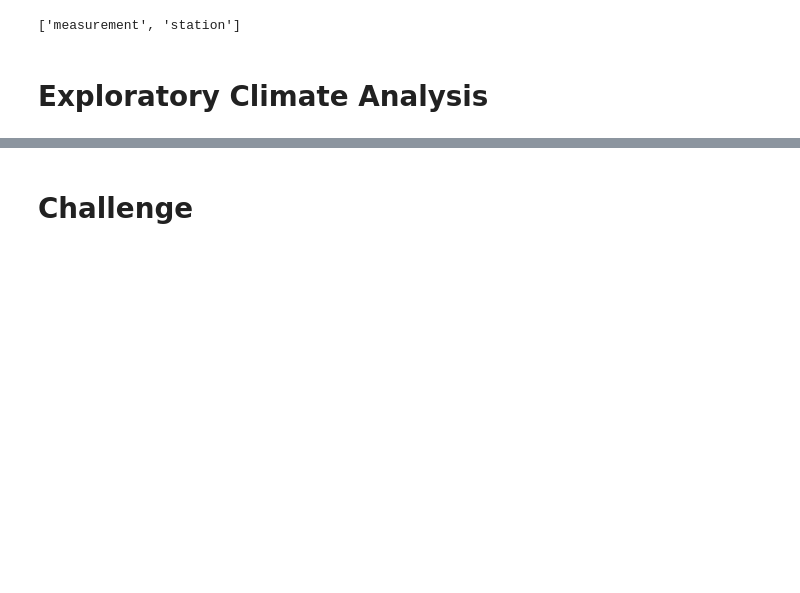
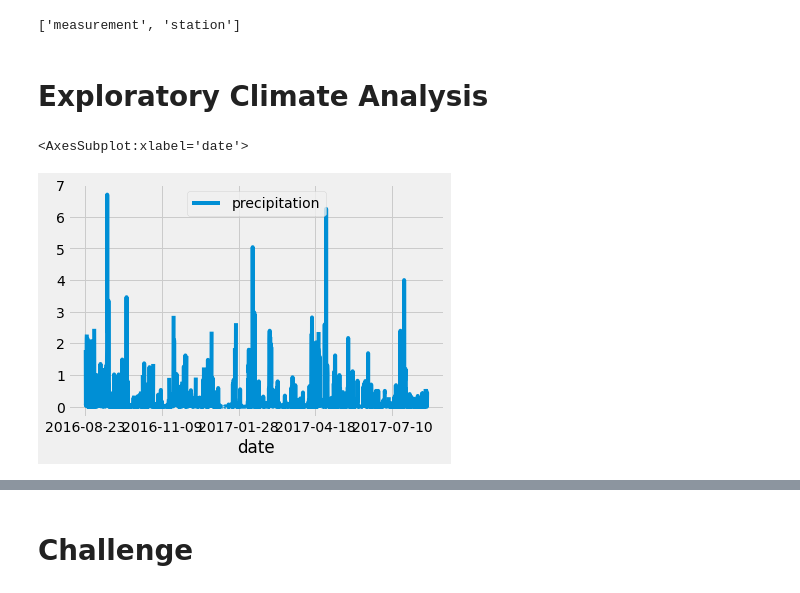
Before and after one commit to DanielRCal/Surfs_Up, a Jupyter notebook: climate_analysis.ipynb, the cells around one changed output, grey strips where cells are left out. Drawn from its saved outputs; the diff is of its cells as text; code cells hidden in the pictures; blank space fills up the shorter version.

```diff
--- a/climate_analysis.ipynb
+++ b/climate_analysis.ipynb
@@ -51,25 +49,37 @@ session.close()
 # %%
 # Design a query to retrieve the last 12 months of precipitation data and plot the results.
 prev_year = dt.date(2017, 8, 23) - dt.timedelta(days=365)
 
 #Starting from the last data point in the database.
 results = session.query(Measurement.date, Measurement.prcp)
 
         # print(results.all())
 
 # Calculate the date one year from the last date in data set.
 results = session.query(Measurement.date, Measurement.prcp).filter(Measurement.date >= prev_year)
 
 # Perform a query to retrieve the data and precipitation scores
 results = session.query(Measurement.date, Measurement.prcp).filter(Measurement.date >= prev_year).all()
 
 #print(results)
 
+# Save the query results as a Pandas DataFrame and set the index to the date column
+df = pd.DataFrame(results, columns=['date','precipitation'])
 
-# Save the query results as a Pandas DataFrame and set the index to the date column
+df.set_index(df['date'], inplace=True)
+
+# Convert DataFrame to stings, and then set our index to 'False' - Gets rid of date column being printed twice
+print(df.to_string(index=False))
 
 # Sort the dataframe by date
+df = df.sort_index()
+
+    # print(df.to_string(index=False))
 
 # Use Pandas Plotting with Matplotlib to plot the data
+df.plot()
+# %% [output]
+<AxesSubplot:xlabel='date'>
+[figure, added]
 # %%
 # Use Pandas to calcualte the summary statistics for the precipitation data
```
Also changed, not shown: parts of 6 cells of this notebook.
